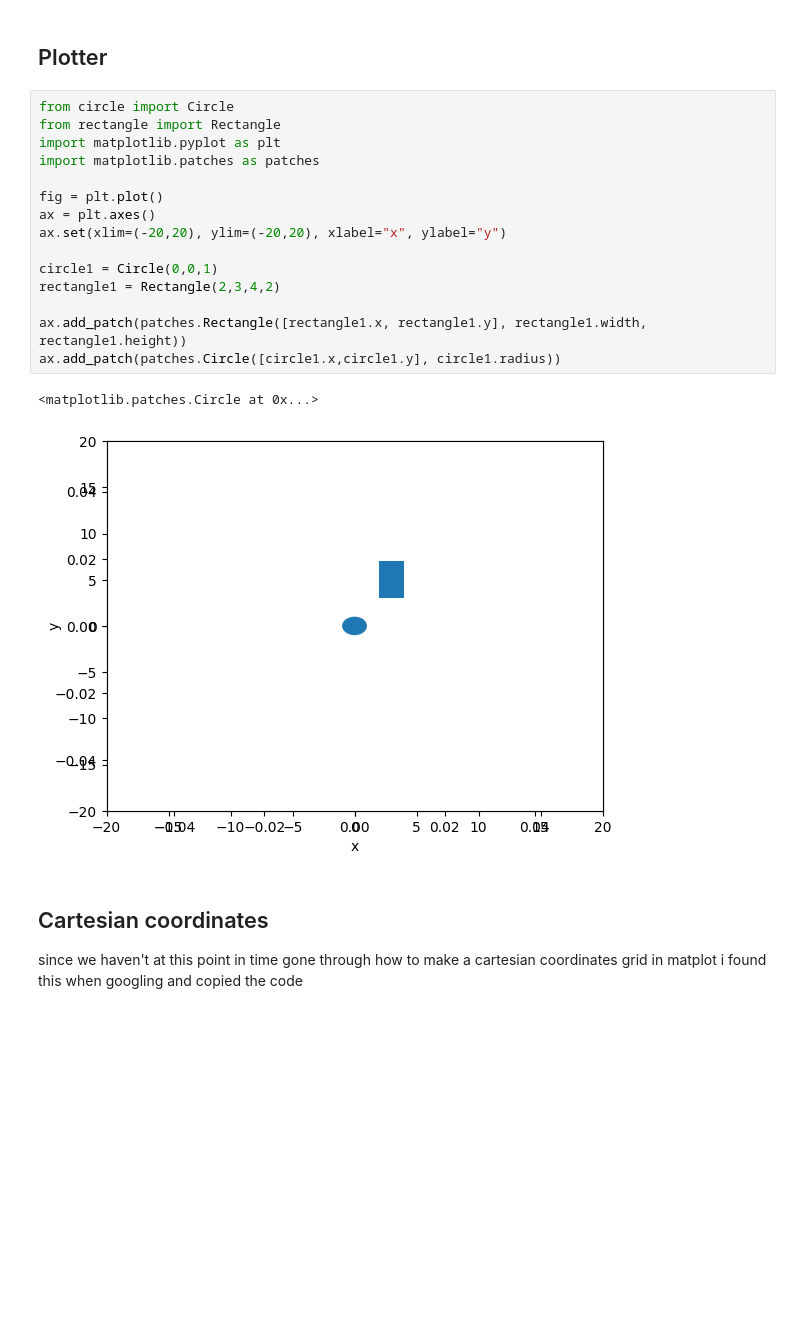
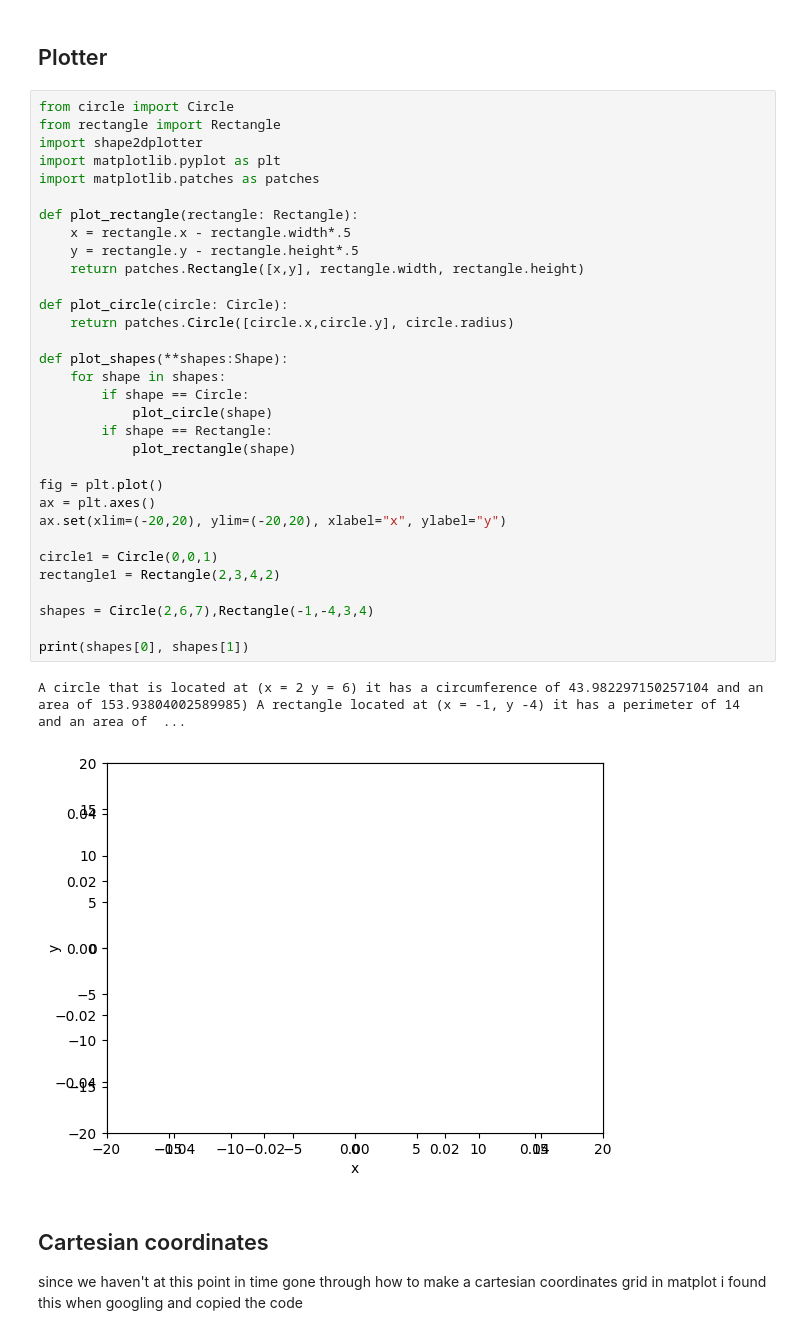
Before and after one commit to FellanNokes/lab_2_Felix_Kjellberg, a Jupyter notebook: manual_test.ipynb, the cells around one changed output. Cells and saved outputs as stored; diff of their text form; blank space fills up the shorter version.

```diff
--- a/manual_test.ipynb
+++ b/manual_test.ipynb
@@ -63,21 +63,38 @@ circle1 > circle2, circle1 >= circle2, circle1 < circle3, circle3 < circle1
 # %%
 from circle import Circle
 from rectangle import Rectangle
+import shape2dplotter
 import matplotlib.pyplot as plt
 import matplotlib.patches as patches
+
+def plot_rectangle(rectangle: Rectangle):
+    x = rectangle.x - rectangle.width*.5
+    y = rectangle.y - rectangle.height*.5
+    return patches.Rectangle([x,y], rectangle.width, rectangle.height)
+
+def plot_circle(circle: Circle):
+    return patches.Circle([circle.x,circle.y], circle.radius)
+
+def plot_shapes(**shapes:Shape):
+    for shape in shapes:
+        if shape == Circle:
+            plot_circle(shape)
+        if shape == Rectangle:
+            plot_rectangle(shape)
 
 fig = plt.plot()
 ax = plt.axes()
 ax.set(xlim=(-20,20), ylim=(-20,20), xlabel="x", ylabel="y")
 
 circle1 = Circle(0,0,1)
 rectangle1 = Rectangle(2,3,4,2)
 
-ax.add_patch(patches.Rectangle([rectangle1.x, rectangle1.y], rectangle1.width, rectangle1.height))
-ax.add_patch(patches.Circle([circle1.x,circle1.y], circle1.radius))
+shapes = Circle(2,6,7),Rectangle(-1,-4,3,4)
+
+print(shapes[0], shapes[1])
 # %% [output]
-<matplotlib.patches.Circle at 0x...>
+A circle that is located at (x = 2 y = 6) it has a circumference of 43.982297150257104 and an area of 153.93804002589985) A rectangle located at (x = -1, y -4) it has a perimeter of 14 and an area of  ...
-[figure, old version]
+[figure, new version]
 # %% [markdown]
 ## Cartesian coordinates
 
```
Also changed, not shown: parts of 1 cell of this notebook, 2 other files.
